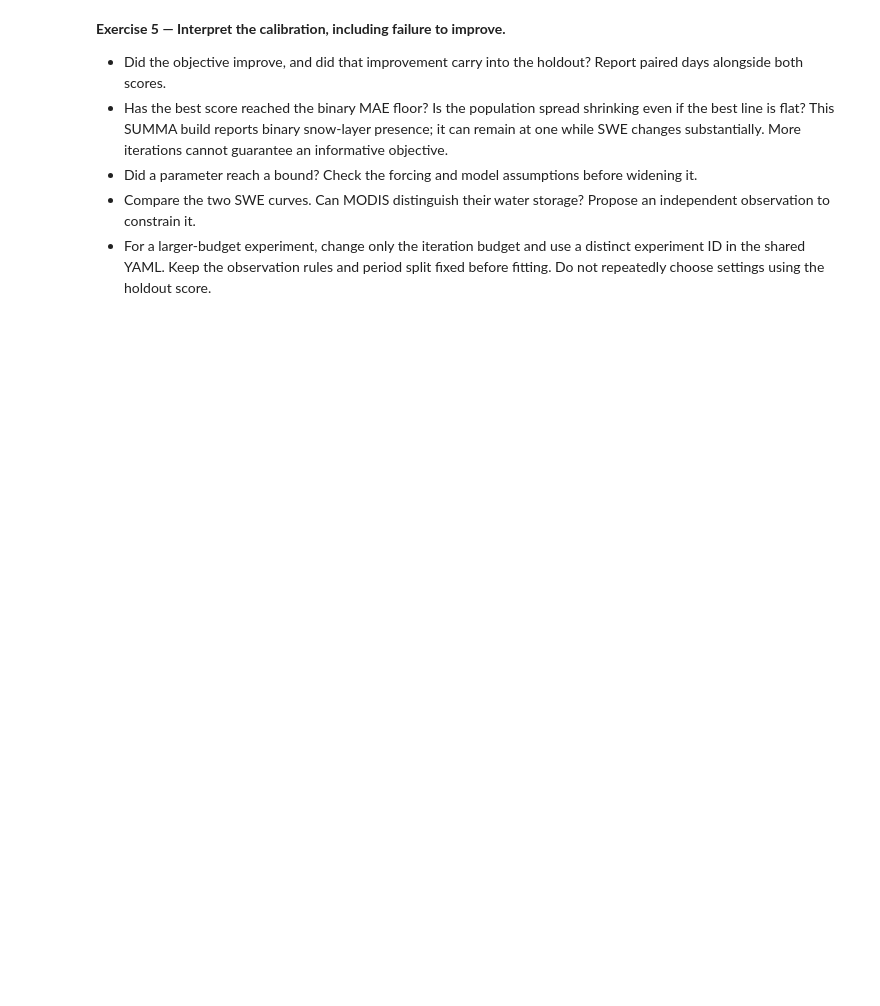
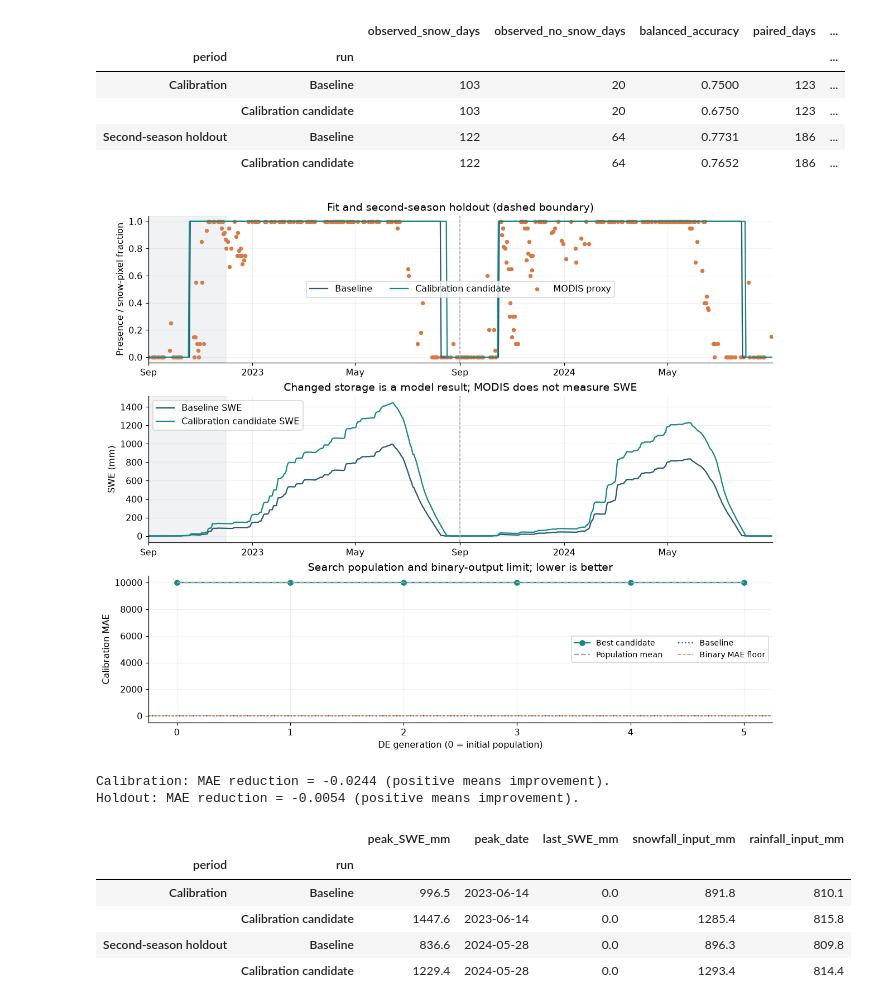
Before and after one commit to symfluence-org/SYMFLUENCE, a Jupyter notebook: examples/04_workshop_notebooks/04d_intelligent_rivers_snow.ipynb, the cells around one changed output. Cells and saved outputs as stored; diff of their text form; code cells hidden in the pictures; blank space fills up the shorter version.

```diff
--- a/examples/04_workshop_notebooks/04d_intelligent_rivers_snow.ipynb
+++ b/examples/04_workshop_notebooks/04d_intelligent_rivers_snow.ipynb
@@ -696,7 +884,7 @@ for label, period, prefix in [
     ("Calibration", config.domain.calibration_period, "Calib"),
     ("Second-season holdout", config.domain.evaluation_period, "Eval"),
 ]:
-    lo, hi = [pd.Timestamp(s.strip()) for s in period.split(",")]
+    lo, hi = period_dates(period)
     obs_count = obs_raw.loc[lo:hi].dropna().size
     for run, raw, metrics in [("Baseline", baseline_raw, baseline_metrics),
                                ("Calibration candidate", calibrated_raw, calibrated_metrics)]:
@@ -707,7 +895,7 @@ for label, period, prefix in [
         np.testing.assert_allclose(mae, metrics[f"{prefix}_MAE"], atol=1e-9)
         observed_presence = paired.observed >= SNOW_FRACTION_THRESHOLD
         predicted_presence = paired.model >= SNOW_FRACTION_THRESHOLD
-        recalls = [(predicted_presence[observed_presence == cls] == cls).mean() for cls in [False, True]]
+        recalls = class_recalls(predicted_presence, observed_presence)
         rows.append({"period": label, "run": run,
                      "observed_snow_days": int(observed_presence.sum()),
                      "observed_no_snow_days": int((~observed_presence).sum()),
@@ -725,7 +913,7 @@ starts = history.index[history.iteration == 0]
 if len(starts):
     history = history.loc[starts[-1]:]
 calibrated_daily = calibrated_raw.resample("D").last().reindex(days)
-calibrated_swe, _ = read_single_hru_series(sorted(final_dir.glob("*_day.nc")), "scalarSWE")
+calibrated_swe, _ = read_single_hru_series(output_files(final_dir, "day"), "scalarSWE")
 fig, axes = plt.subplots(3, 1, figsize=(11, 9), layout="constrained")
 axes[0].plot(model_fraction.index, model_fraction, color=BLUE, label="Baseline")
 axes[0].plot(calibrated_daily.index, calibrated_daily, color=TEAL, label="Calibration candidate")
@@ -742,41 +930,49 @@ mark_periods(axes[1])
 # SYMFLUENCE stores maximization scores: MAE is saved with a minus sign.
 axes[2].plot(history.iteration, -history.score, marker="o", color=TEAL, label="Best candidate")
 mean_mae = -history.mean_score
 axes[2].plot(history.iteration, mean_mae, ls="--", color=GREY, label="Population mean")
 axes[2].fill_between(history.iteration, (mean_mae-history.std_score).clip(lower=0),
                      mean_mae+history.std_score, color=GREY, alpha=0.15)
 axes[2].axhline(baseline_metrics["Calib_MAE"], color=BLUE, ls=":", label="Baseline")
 floor = comparison.loc[("Calibration", "Calibration candidate"), "binary_MAE_floor"]
 axes[2].axhline(floor, color=ORANGE, ls="--", lw=1, label="Binary MAE floor")
 axes[2].legend(ncol=2, fontsize=9)
 axes[2].set(xlabel="DE generation (0 = initial population)", ylabel="Calibration MAE", title="Search population and binary-output limit; lower is better")
 plt.show()
 for prefix, label in [("Calib", "Calibration"), ("Eval", "Holdout")]:
     delta = baseline_metrics[f"{prefix}_MAE"] - calibrated_metrics[f"{prefix}_MAE"]
     print(f"{label}: MAE reduction = {delta:.4f} (positive means improvement).")
 
 # Physical changes in the candidate are separate from its cover score.
-candidate_snowfall, _ = read_single_hru_series(sorted(final_dir.glob("*_timestep.nc")), "scalarSnowfall")
-candidate_rainfall, _ = read_single_hru_series(sorted(final_dir.glob("*_timestep.nc")), "scalarRainfall")
+candidate_snowfall, _ = read_single_hru_series(output_files(final_dir, "timestep"), "scalarSnowfall")
+candidate_rainfall, _ = read_single_hru_series(output_files(final_dir, "timestep"), "scalarRainfall")
 candidate_partition = pd.DataFrame({"snowfall_mm": candidate_snowfall * config.forcing.time_step_size,
                                     "rainfall_mm": candidate_rainfall * config.forcing.time_step_size})
 if calibrated_swe is not None:
     storage_rows = []
     for label, period in [("Calibration", config.domain.calibration_period), ("Second-season holdout", config.domain.evaluation_period)]:
-        lo, hi = [pd.Timestamp(s.strip()) for s in period.split(",")]
+        lo, hi = period_dates(period)
         for run, series in [("Baseline", swe), ("Calibration candidate", calibrated_swe)]:
             subset = series.loc[lo:hi + pd.Timedelta(days=1) - pd.Timedelta(nanoseconds=1)]
             inputs = partition if run == "Baseline" else candidate_partition
             totals = inputs.loc[lo:hi + pd.Timedelta(days=1) - pd.Timedelta(nanoseconds=1)].sum()
             storage_rows.append({"period": label, "run": run, "peak_SWE_mm": subset.max(),
                                  "peak_date": str(subset.idxmax().date()), "last_SWE_mm": subset.iloc[-1],
                                  "snowfall_input_mm": totals.snowfall_mm, "rainfall_input_mm": totals.rainfall_mm})
     display(pd.DataFrame(storage_rows).set_index(["period", "run"]).round(1))
+# %% [output]
+|  |  | observed_snow_days | observed_no_snow_days | balanced_accuracy | paired_days | ... |
+| period | run |  |  |  |  | ... |
+| Calibration | Baseline | 103 | 20 | 0.7500 | 123 | ... |
+|  | Calibration candidate | 103 | 20 | 0.6750 | 123 | ... |
+| Second-season holdout | Baseline | 122 | 64 | 0.7731 | 186 | ... |
+|  | Calibration candidate | 122 | 64 | 0.7652 | 186 | ... |
+[figure, added]
+Calibration: MAE reduction = -0.0244 (positive means improvement).
+Holdout: MAE reduction = -0.0054 (positive means improvement).
+|  |  | peak_SWE_mm | peak_date | last_SWE_mm | snowfall_input_mm | rainfall_input_mm |
+| period | run |  |  |  |  |  |
+| Calibration | Baseline | 996.5 | 2023-06-14 | 0.0 | 891.8 | 810.1 |
+|  | Calibration candidate | 1447.6 | 2023-06-14 | 0.0 | 1285.4 | 815.8 |
+| Second-season holdout | Baseline | 836.6 | 2024-05-28 | 0.0 | 896.3 | 809.8 |
+|  | Calibration candidate | 1229.4 | 2024-05-28 | 0.0 | 1293.4 | 814.4 |
-# %% [markdown]
-**Exercise 5 — Interpret the calibration, including failure to improve.**
-
-- Did the objective improve, and did that improvement carry into the holdout? Report paired days alongside both scores.
-- Has the best score reached the binary MAE floor? Is the population spread shrinking even if the best line is flat? This SUMMA build reports binary snow-layer presence; it can remain at one while SWE changes substantially. More iterations cannot guarantee an informative objective.
-- Did a parameter reach a bound? Check the forcing and model assumptions before widening it.
-- Compare the two SWE curves. Can MODIS distinguish their water storage? Propose an independent observation to constrain it.
-- For a larger-budget experiment, change only the iteration budget and use a distinct experiment ID in the shared YAML. Keep the observation rules and period split fixed before fitting. Do not repeatedly choose settings using the holdout score.
```
Also changed, not shown: parts of 30 cells of this notebook.
